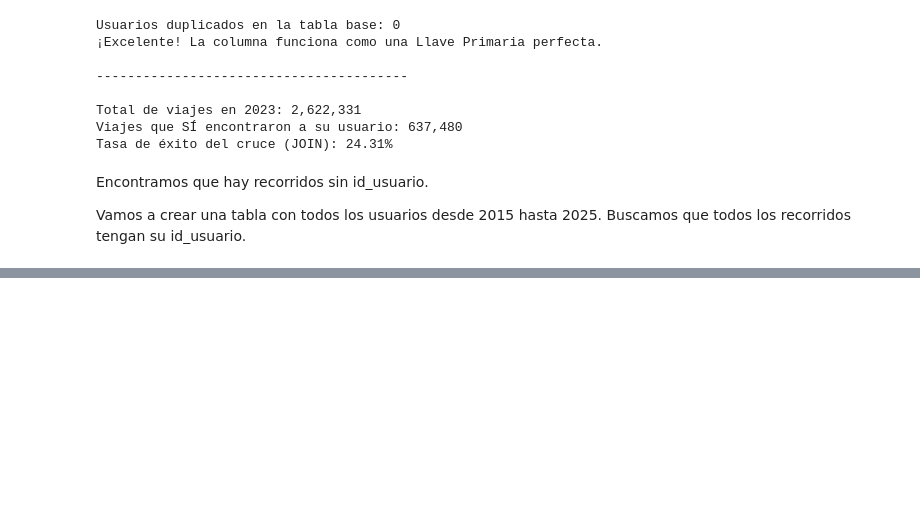
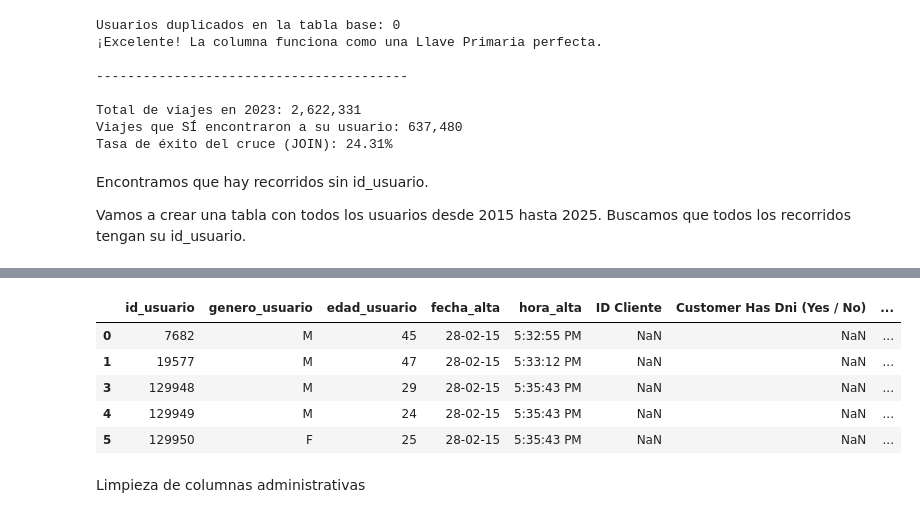
Before and after one commit to Nahirmendozacrespo/analisis-movilidad-ecobici, a Jupyter notebook: ecobici.ipynb, the cells around one changed output, grey strips where cells are left out. Saved outputs shown, nothing was run; the diff lists cells and outputs as text; code cells hidden in the pictures; blank space fills up the shorter version.

Commit message:
Confirmamos id_usuario para unir tablas y pasamos a la concatenación de los dataset de recorridos.

```diff
--- a/ecobici.ipynb
+++ b/ecobici.ipynb
@@ -390,0 +411,4 @@ KeyError: 'id_usuario'
+# %%
+# 2. Convertir ambas a texto (nuestra regla de oro)
+df_usuarios_historico['id_usuario'] = df_usuarios_historico['id_usuario'].astype(str)
+df_historico2023['id_usuario'] = df_historico2023['id_usuario'].astype(str)
@@ -390,0 +460,11 @@ KeyError: 'id_usuario'
+# %%
+df_usuarios_historico.head()
+# %% [output]
+|  | id_usuario | genero_usuario | edad_usuario | fecha_alta | hora_alta | ID Cliente | Customer Has Dni (Yes / No) | ... |
+| 0 | 7682 | M | 45 | 28-02-15 | 5:32:55 PM | NaN | NaN | ... |
+| 1 | 19577 | M | 47 | 28-02-15 | 5:33:12 PM | NaN | NaN | ... |
+| 3 | 129948 | M | 29 | 28-02-15 | 5:35:43 PM | NaN | NaN | ... |
+| 4 | 129949 | M | 24 | 28-02-15 | 5:35:43 PM | NaN | NaN | ... |
+| 5 | 129950 | F | 25 | 28-02-15 | 5:35:43 PM | NaN | NaN | ... |
+# %% [markdown]
+Limpieza de columnas administrativas
```
Also changed, not shown: parts of 33 cells of this notebook.
